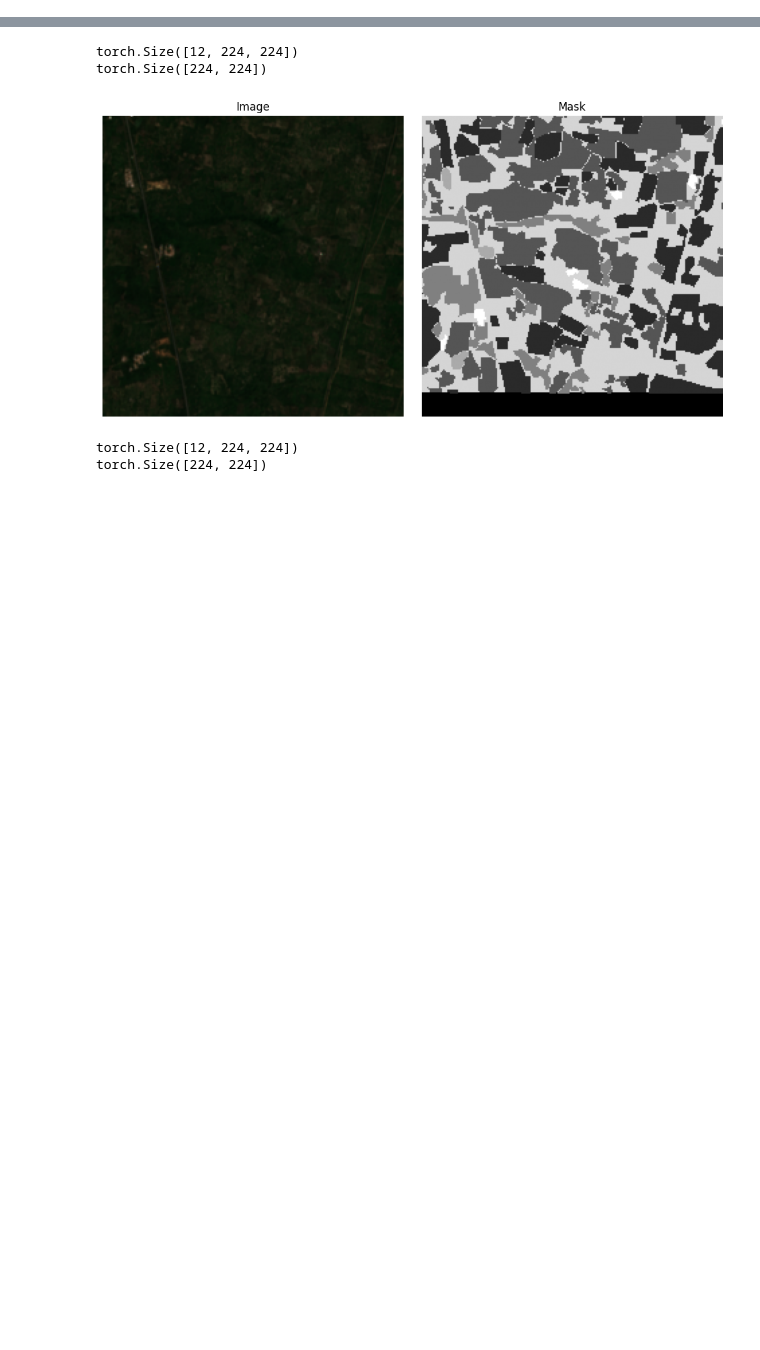
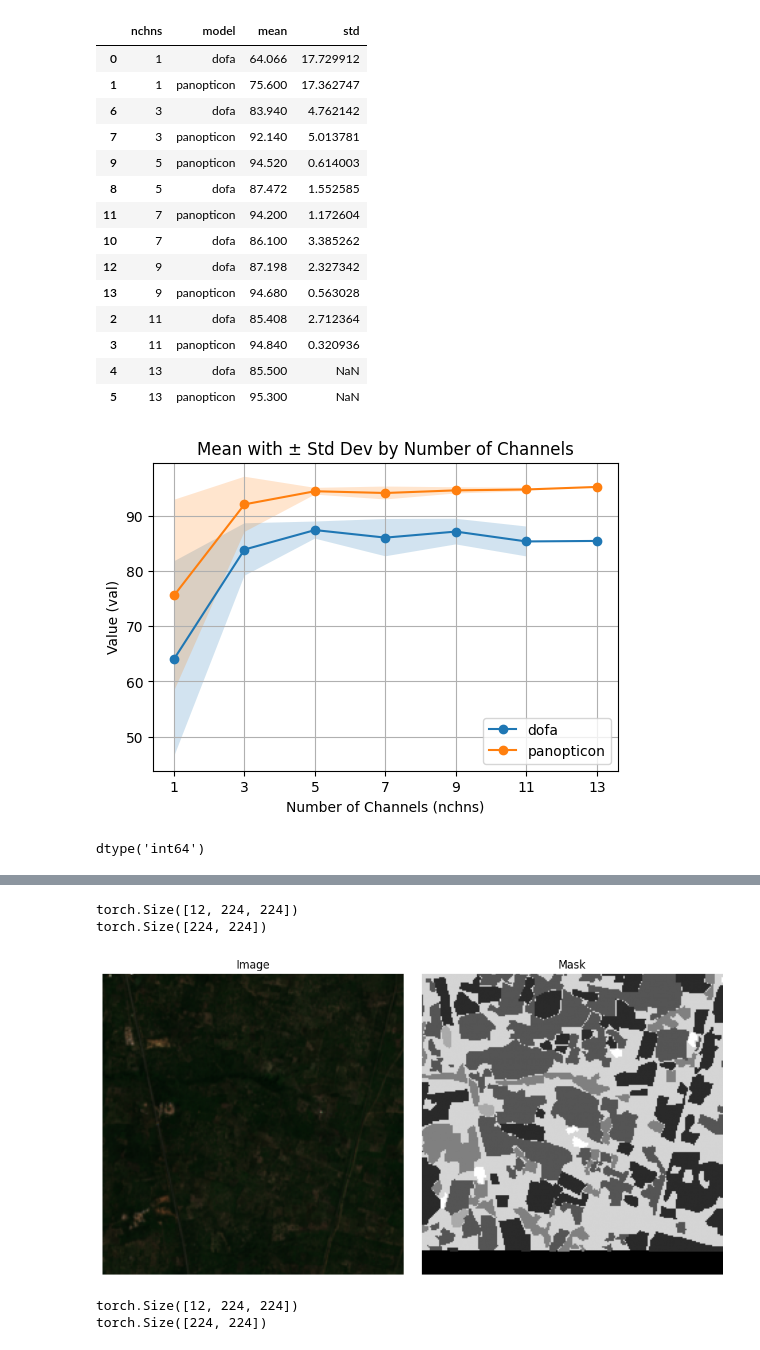
Before and after one commit to geobreeze/geobreeze, a Jupyter notebook: gb.ipynb, the cells around one changed output, grey strips where cells are left out. Saved outputs shown, nothing was run; the diff lists cells and outputs as text; code cells hidden in the pictures; blank space fills up the shorter version.

Commit message:
spectral invariance experiments & update model wrapper

```diff
--- a/gb.ipynb
+++ b/gb.ipynb
@@ -5,0 +9,68 @@ load_dotenv('/home/hk-project-pai00028/tum_mhj8661/code/geobreeze/.env')
+# %%
+import pandas as pd
+import matplotlib.pyplot as plt
+from geobreeze.collect_results import collect_csv
+import os
+
+p = '/hkfs/work/workspace/scratch/tum_mhj8661-panopticon/dino_logs/geobreeze/spec_inv/m-eurosat/'
+
+collect_csv(p)
+df = pd.read_csv(os.path.join(p,'results.csv')).drop(columns=['Unnamed: 0'])
+
+
+df = df[df['metric'] == 'acc_top-1_micro']
+df['nchns'] = df['relpath'].apply(lambda x: x.split('/')[1])
+df['model'] = df['relpath'].apply(lambda x: x.split('/')[0])
+
+
+dfplot = df.groupby(['nchns', 'model'])['val'].agg(['mean', 'std']).reset_index()
+dfplot['nchns'] = pd.to_numeric(dfplot['nchns'])
+dfplot.sort_values('nchns', inplace=True)
+display(dfplot)
+
+
+# Plot mean with ± std as bands
+plt.figure(figsize=(6, 4))
+
+for model in dfplot['model'].unique():
+    model_data = dfplot[dfplot['model'] == model]
+    plt.plot(model_data['nchns'], model_data['mean'], label=model, marker='o')
+    plt.fill_between(model_data['nchns'],
+                     model_data['mean'] - model_data['std'],
+                     model_data['mean'] + model_data['std'],
+                     alpha=0.2, )
+
+# plt.plot(dfplot['nchns'], dfplot['mean'], label='Mean', marker='o')
+# plt.fill_between(dfplot['nchns'],
+#                  dfplot['mean'] - dfplot['std'],
+#                  dfplot['mean'] + dfplot['std'],
+#                  color='gray', alpha=0.2, label='± Std Dev')
+
+plt.title('Mean with ± Std Dev by Number of Channels')
+plt.xlabel('Number of Channels (nchns)')
+plt.xticks(ticks=range(1, 14, 2))
+plt.ylabel('Value (val)')
+plt.legend()
+plt.grid(True)
+plt.show()
+# %% [output]
+|  | nchns | model | mean | std |
+| 0 | 1 | dofa | 64.066 | 17.729912 |
+| 1 | 1 | panopticon | 75.600 | 17.362747 |
+| 6 | 3 | dofa | 83.940 | 4.762142 |
+| 7 | 3 | panopticon | 92.140 | 5.013781 |
+| 9 | 5 | panopticon | 94.520 | 0.614003 |
+| 8 | 5 | dofa | 87.472 | 1.552585 |
+| 11 | 7 | panopticon | 94.200 | 1.172604 |
+| 10 | 7 | dofa | 86.100 | 3.385262 |
+| 12 | 9 | dofa | 87.198 | 2.327342 |
+| 13 | 9 | panopticon | 94.680 | 0.563028 |
+| 2 | 11 | dofa | 85.408 | 2.712364 |
+| 3 | 11 | panopticon | 94.840 | 0.320936 |
+| 4 | 13 | dofa | 85.500 | NaN |
+| 5 | 13 | panopticon | 95.300 | NaN |
+[figure, added]
+# %%
+dfplot['nchns'].dtype
+# %% [output]
+dtype('int64')
```
Also changed, not shown: parts of 14 cells of this notebook, 17 other files.
